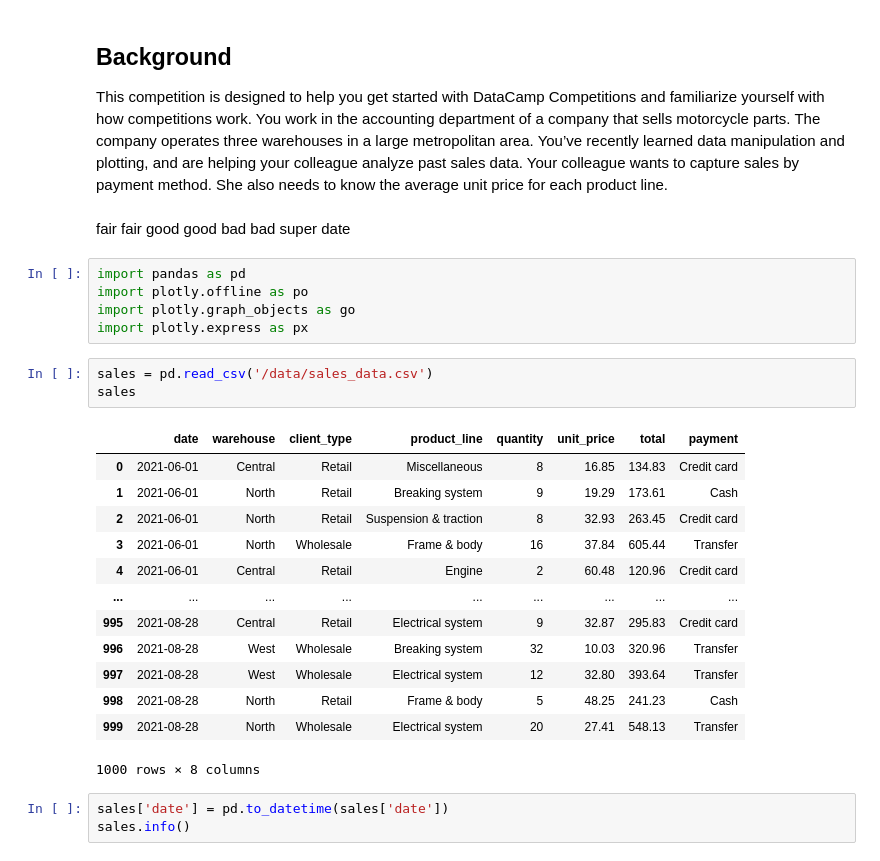
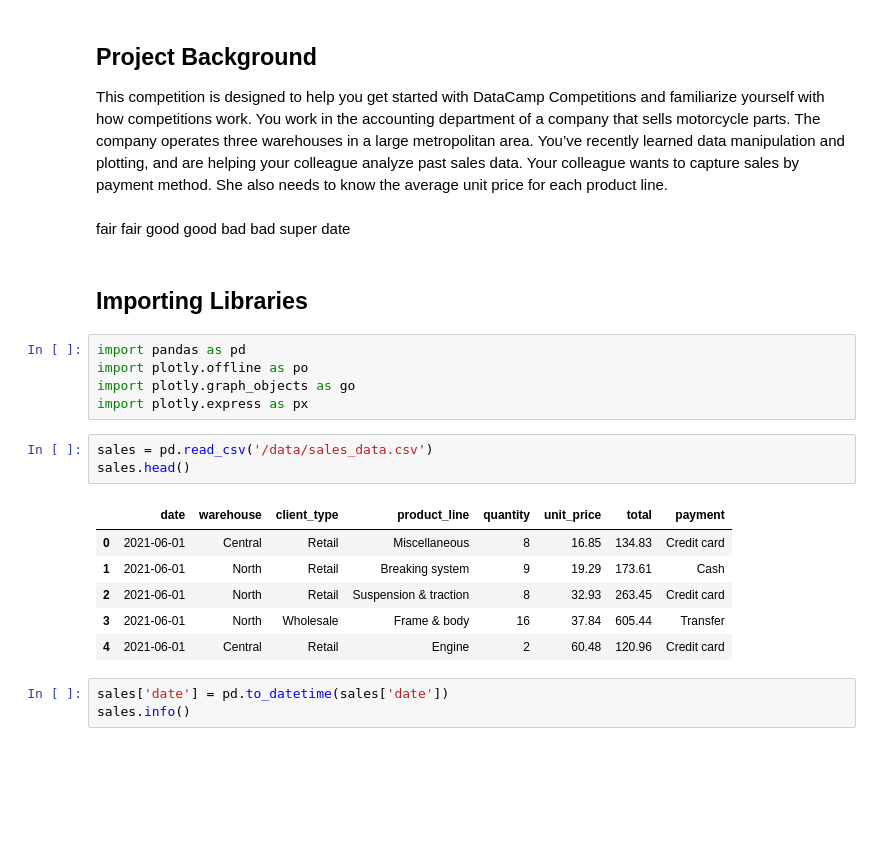
Before and after one commit to TelRich/Product_Sales_Analysis, a Jupyter notebook: sales.ipynb, the cells around one changed output. Saved outputs shown, nothing was run; the diff lists cells and outputs as text; blank space fills up the shorter version.

```diff
--- a/sales.ipynb
+++ b/sales.ipynb
@@ -1,5 +1,5 @@
 # %% [markdown]
-## Background
+## Project Background
 This competition is designed to help you get started with DataCamp Competitions and familiarize yourself with how competitions work. You work in the accounting department of a company that sells motorcycle parts. The company operates three warehouses in a large metropolitan area. You’ve recently learned data manipulation and plotting, and are helping your colleague analyze past sales data. Your colleague wants to capture sales by payment method. She also needs to know the average unit price for each product line.
 # %% [markdown]
 fair
@@ -10,6 +10,8 @@ bad
 bad
 super
 date
+# %% [markdown]
+## Importing Libraries
 # %%
 import pandas as pd
 import plotly.offline as po
@@ -17,21 +19,14 @@ import plotly.graph_objects as go
 import plotly.express as px
 # %%
 sales = pd.read_csv('/data/sales_data.csv')
-sales
+sales.head()
 # %% [output]
 |  | date | warehouse | client_type | product_line | quantity | unit_price | total | payment |
 | 0 | 2021-06-01 | Central | Retail | Miscellaneous | 8 | 16.85 | 134.83 | Credit card |
 | 1 | 2021-06-01 | North | Retail | Breaking system | 9 | 19.29 | 173.61 | Cash |
 | 2 | 2021-06-01 | North | Retail | Suspension & traction | 8 | 32.93 | 263.45 | Credit card |
 | 3 | 2021-06-01 | North | Wholesale | Frame & body | 16 | 37.84 | 605.44 | Transfer |
 | 4 | 2021-06-01 | Central | Retail | Engine | 2 | 60.48 | 120.96 | Credit card |
-| ... | ... | ... | ... | ... | ... | ... | ... | ... |
-| 995 | 2021-08-28 | Central | Retail | Electrical system | 9 | 32.87 | 295.83 | Credit card |
-| 996 | 2021-08-28 | West | Wholesale | Breaking system | 32 | 10.03 | 320.96 | Transfer |
-| 997 | 2021-08-28 | West | Wholesale | Electrical system | 12 | 32.80 | 393.64 | Transfer |
-| 998 | 2021-08-28 | North | Retail | Frame & body | 5 | 48.25 | 241.23 | Cash |
-| 999 | 2021-08-28 | North | Wholesale | Electrical system | 20 | 27.41 | 548.13 | Transfer |
-1000 rows × 8 columns
 # %%
 sales['date'] = pd.to_datetime(sales['date'])
 sales.info()
```
Also changed, not shown: parts of 12 cells of this notebook.
